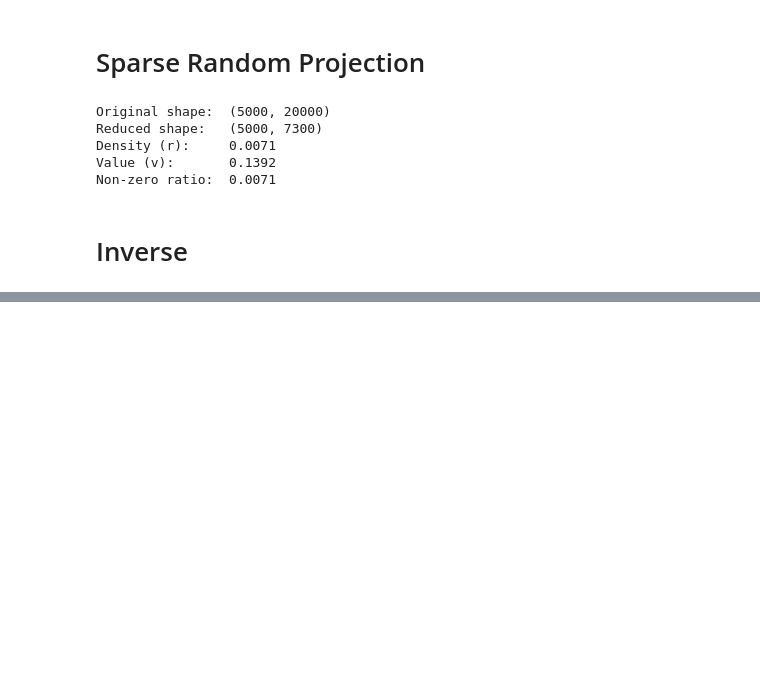
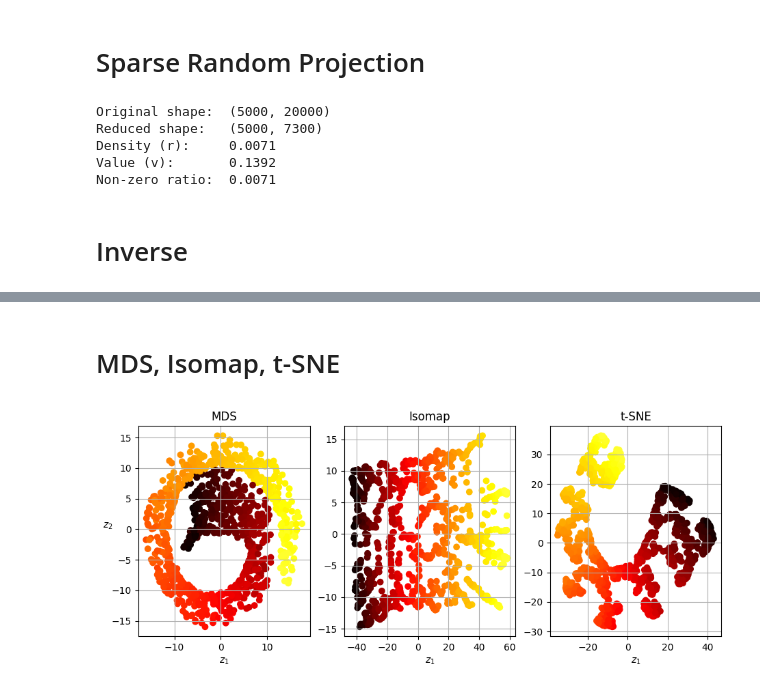
Before and after one commit to 19mddill/Machine_Learning_Notebooks, a Jupyter notebook: Dimensionality_Reduction.ipynb, the cells around one changed output, grey strips where cells are left out. Drawn from its saved outputs; the diff is of its cells as text; code cells hidden in the pictures; blank space fills up the shorter version.

Commit message:
LLE,MDS,Isomap,t-SNE

```diff
--- a/Dimensionality_Reduction.ipynb
+++ b/Dimensionality_Reduction.ipynb
@@ -217,0 +223,44 @@ X_recoverd = X_reduced @ component_pinv.T
+# %%
+X_swiss, t = make_swiss_roll(n_samples=1000,noise=0.2,random_state=42)
+lle = LocallyLinearEmbedding(n_components=2,n_neighbors=10,random_state=42)
+X_reduced = lle.fit_transform(X_swiss)
+# %% [markdown]
+# MDS, Isomap, t-SNE
+# %%
+from sklearn.manifold import MDS
+
+mds = MDS(n_components=2, normalized_stress=False, random_state=42)
+X_reduced_mds = mds.fit_transform(X_swiss)
+# %%
+from sklearn.manifold import Isomap
+
+isomap = Isomap(n_components=2)
+X_reduced_isomap = isomap.fit_transform(X_swiss)
+# %%
+from sklearn.manifold import TSNE
+
+tsne = TSNE(n_components=2, init="random", learning_rate="auto",
+            random_state=42)
+X_reduced_tsne = tsne.fit_transform(X_swiss)
+# %%
+import matplotlib.pyplot as plt
+from matplotlib.colors import ListedColormap
+from matplotlib.offsetbox import OffsetImage, AnnotationBbox
+import numpy as np
+titles = ["MDS", "Isomap", "t-SNE"]
+darker_hot = ListedColormap(plt.cm.hot(np.linspace(0, 0.8, 256)))
+
+plt.figure(figsize=(11, 4))
+
+for subplot, title, X_reduced in zip((131, 132, 133), titles,
+                                     (X_reduced_mds, X_reduced_isomap, X_reduced_tsne)):
+    plt.subplot(subplot)
+    plt.title(title)
+    plt.scatter(X_reduced[:, 0], X_reduced[:, 1], c=t, cmap=darker_hot)
+    plt.xlabel("$z_1$")
+    if subplot == 131:
+        plt.ylabel("$z_2$", rotation=0)
+    plt.grid(True)
+plt.show()
+# %% [output]
+[figure, added]
```
Also changed, not shown: parts of 2 cells of this notebook.
